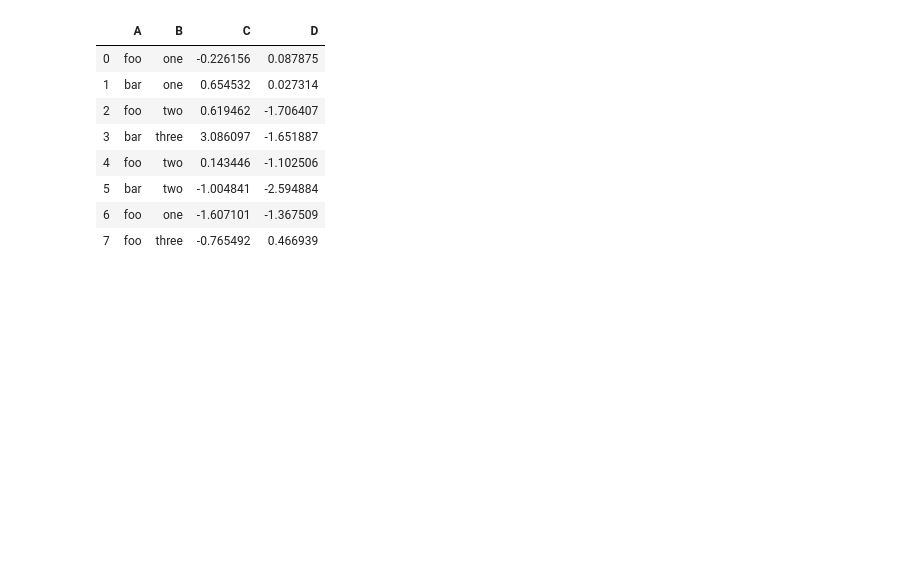
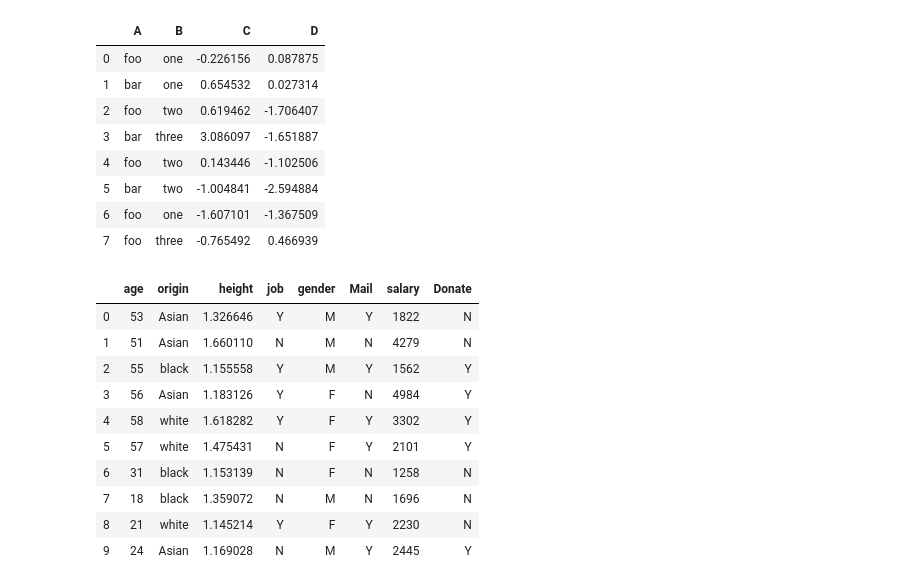
Before and after one commit to tahame01/pd_np_plt, a Jupyter notebook: pd_np_plt.ipynb, the cells around one changed output. Drawn from its saved outputs; the diff is of its cells as text; code cells hidden in the pictures; blank space fills up the shorter version.

```diff
--- a/pd_np_plt.ipynb
+++ b/pd_np_plt.ipynb
@@ -555,0 +564,25 @@ In [5]: ts.plot()
+# %%
+ df = pd.DataFrame({
+     "age":np.random.randint(15,60,size=10),
+     "origin":("Asian","Asian","black","Asian","white","white","black","black","white","Asian"),
+     "height":(1+np.random.random(size=10)),
+     "job":list("YNYYYNNNYN"),
+     "gender":list("MMMFFFFMFM"),
+     "Mail":list("YNYNYYNNYY"),
+     "salary":np.random.randint(1000,5000,size=10),
+     "Donate":list("NNYYYYNNNY")
+
+     })
+df
+# %% [output]
+|  | age | origin | height | job | gender | Mail | salary | Donate |
+| 0 | 53 | Asian | 1.326646 | Y | M | Y | 1822 | N |
+| 1 | 51 | Asian | 1.660110 | N | M | N | 4279 | N |
+| 2 | 55 | black | 1.155558 | Y | M | Y | 1562 | Y |
+| 3 | 56 | Asian | 1.183126 | Y | F | N | 4984 | Y |
+| 4 | 58 | white | 1.618282 | Y | F | Y | 3302 | Y |
+| 5 | 57 | white | 1.475431 | N | F | Y | 2101 | Y |
+| 6 | 31 | black | 1.153139 | N | F | N | 1258 | N |
+| 7 | 18 | black | 1.359072 | N | M | N | 1696 | N |
+| 8 | 21 | white | 1.145214 | Y | F | Y | 2230 | N |
+| 9 | 24 | Asian | 1.169028 | N | M | Y | 2445 | Y |
```
Also changed, not shown: parts of 5 cells of this notebook.
